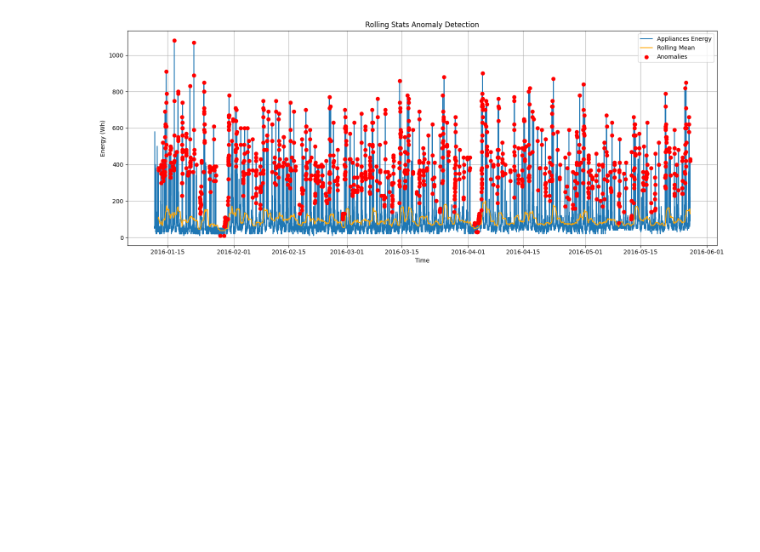
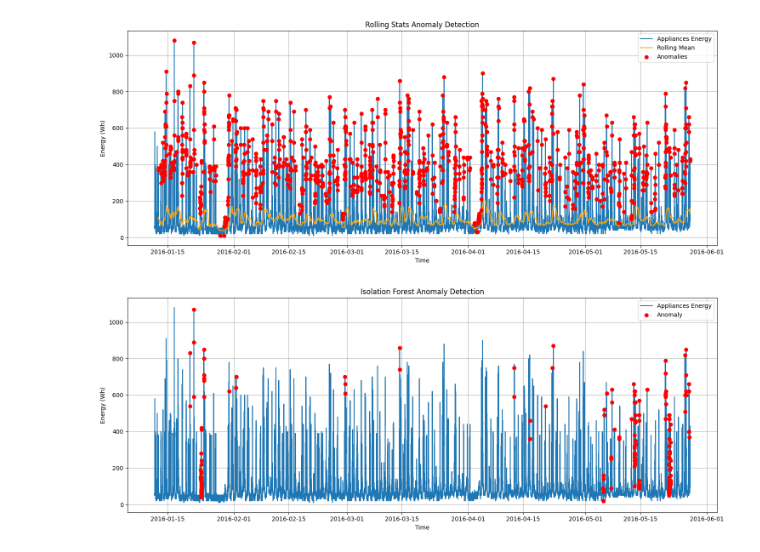
Before and after one commit to YassinEzaouibi/Energy-Consumption-Anomaly-Detection, a Jupyter notebook: sample.ipynb, the cells around one changed output. Drawn from its saved outputs; the diff is of its cells as text; code cells hidden in the pictures; blank space fills up the shorter version.

```diff
--- a/sample.ipynb
+++ b/sample.ipynb
@@ -43,3 +43,38 @@ plt.tight_layout()
 plt.show()
 # %% [output]
 [figure]
+# %%
+from sklearn.preprocessing import StandardScaler
+from sklearn.ensemble import IsolationForest
+
+# Select features (Appliances + environmental sensors)
+features = ['Appliances', 'T1', 'RH_1', 'T2', 'RH_2', 'T3', 'RH_3']
+df_model = df[features].dropna()
+
+# Scale
+scaler = StandardScaler()
+X_scaled = scaler.fit_transform(df_model)
+
+
+# Create and fit model
+iso_forest = IsolationForest(contamination=0.01, random_state=42)
+df_model['anomaly_iforest'] = iso_forest.fit_predict(X_scaled)
+
+# Map: -1 = anomaly, 1 = normal
+df_model['anomaly_iforest'] = df_model['anomaly_iforest'].map({1: 0, -1: 1})
+
+
+plt.figure(figsize=(15, 6))
+plt.plot(df_model.index, df_model['Appliances'], label='Appliances Energy')
+plt.scatter(df_model.index[df_model['anomaly_iforest'] == 1],
+            df_model['Appliances'][df_model['anomaly_iforest'] == 1],
+            color='red', label='Anomaly', zorder=5)
+plt.title('Isolation Forest Anomaly Detection')
+plt.xlabel('Time')
+plt.ylabel('Energy (Wh)')
+plt.legend()
+plt.grid(True)
+plt.tight_layout()
+plt.show()
+# %% [output]
+[figure, added]
```
Also changed, not shown: parts of 5 cells of this notebook, 4 other files.
